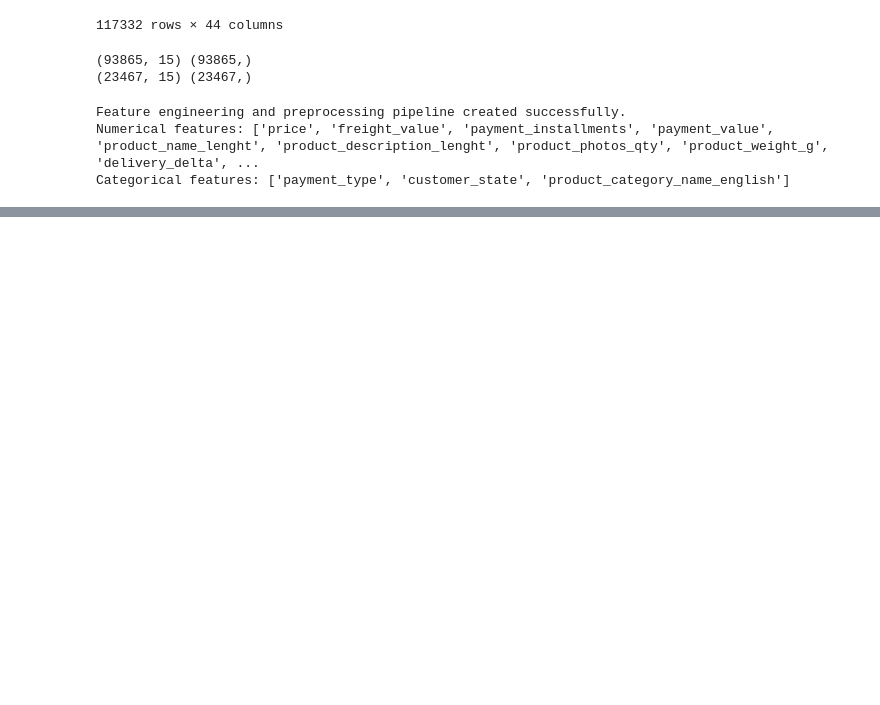
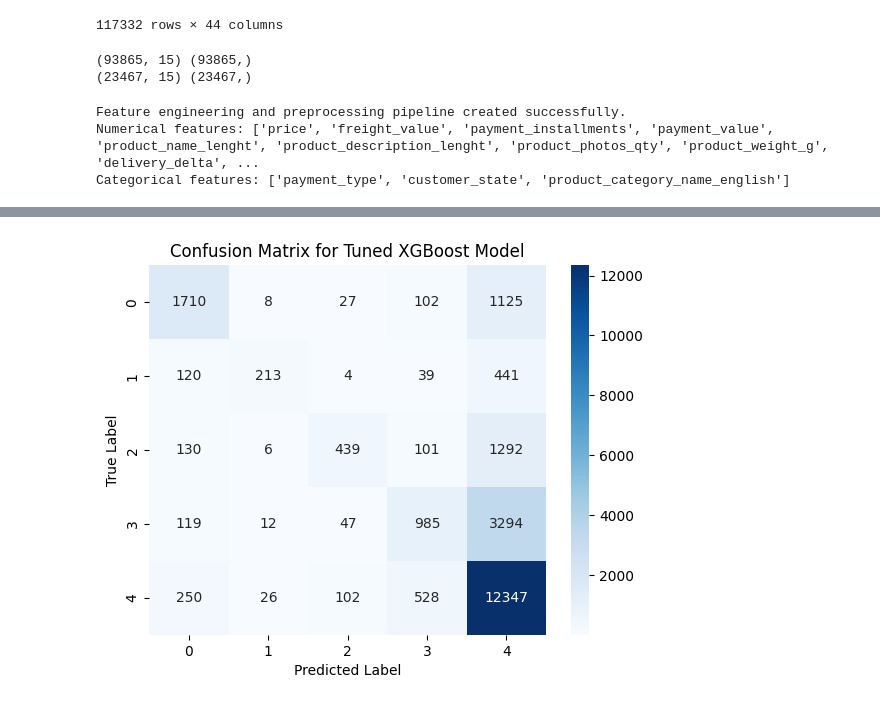
Before and after one commit to lucasiuri/OList_Reviews_Classifier, a Jupyter notebook: preprocessing_and_model_training.ipynb, the cells around one changed output, grey strips where cells are left out. Saved outputs shown, nothing was run; the diff lists cells and outputs as text; code cells hidden in the pictures; blank space fills up the shorter version.

Commit message:
Model evaluation

```diff
--- a/preprocessing_and_model_training.ipynb
+++ b/preprocessing_and_model_training.ipynb
@@ -116,8 +118,13 @@ print('Baseline model trained.')
 # Random Forest Model
 rf_pipeline = Pipeline(steps=[
     ('preprocessor', preprocessor),
-    ('classifier'), RandomForestClassifier()
+    ('classifier', RandomForestClassifier())
 ])
+
+print('\nTraining Random Forest model...')
+rf_pipeline.fit(X_train, y_train)
+print('Model trained.')
+
 
 # XGBoost model
 xgb_pipeline = Pipeline(steps=[
@@ -132,8 +139,8 @@ xgb_pipeline = Pipeline(steps=[
 
 # Grid search for XGBoost
 param_grid = {
-    'classifier__n_estimators': [100,200],
-    'classifier__max_depth': [5,10,15],
+    'classifier__n_estimators': [100,200,300,400,500],
+    'classifier__max_depth': [5,10,15,20,25],
     'classifier__learning_rate': [0.1,0.05]
 }
 
@@ -147,18 +154,6 @@ grid_search.fit(X_train, y_train_encoded)
 print('\nGrid search complete.')
 print('Best parameters found: ', grid_search.best_params_)
 print('Best F1 Macro score: ', grid_search.best_score_)
-
-# Evaluating the best model
-best_xgb_model = grid_search.best_estimator_
-
-print('\nEvaluating best model on test set:')
-y_pred = best_xgb_model.predict(X_test)
-
-print('--- Classification Report ---')
-print(classification_report(y_test_encoded, y_pred))
-
-print('--- Confusion Matrix ---')
-print(confusion_matrix(y_test_encoded, y_pred))
 # %% [output]
 Training Logistic Regression baseline model...
 Baseline model trained.
@@ -180,0 +243,8 @@ Evaluating best model on test set:
+# %%
+cm = confusion_matrix(y_test_encoded, y_pred)
+sns.heatmap(cm, annot=True, fmt='d', cmap='Blues')
+plt.title('Confusion Matrix for Tuned XGBoost Model')
+plt.xlabel('Predicted Label')
+plt.ylabel('True Label');
+# %% [output]
+[figure, added]
```
Also changed, not shown: parts of 4 cells of this notebook.
